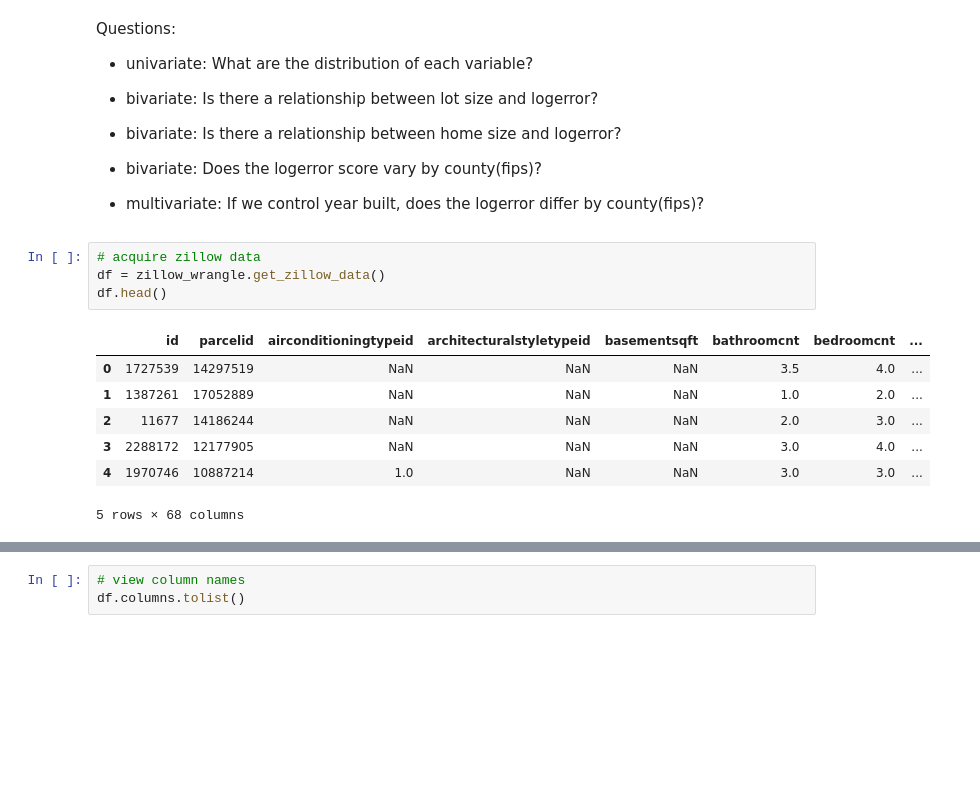
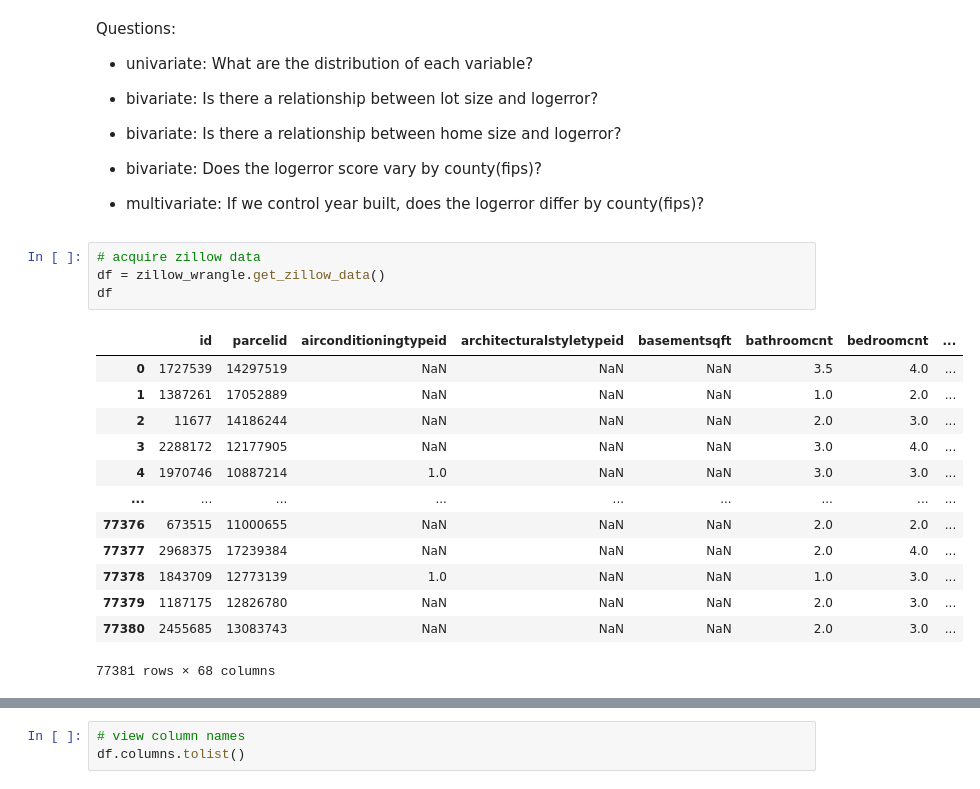
Before and after one commit to craigcalzado/clustering-exercises, a Jupyter notebook: explore_zillow.ipynb, the cells around one changed output, grey strips where cells are left out. Saved outputs shown, nothing was run; the diff lists cells and outputs as text; blank space fills up the shorter version.

```diff
--- a/explore_zillow.ipynb
+++ b/explore_zillow.ipynb
@@ -32,15 +32,21 @@ Questions:
 # %%
 # acquire zillow data
 df = zillow_wrangle.get_zillow_data()
-df.head()
+df
 # %% [output]
 |  | id | parcelid | airconditioningtypeid | architecturalstyletypeid | basementsqft | bathroomcnt | bedroomcnt | ... |
 | 0 | 1727539 | 14297519 | NaN | NaN | NaN | 3.5 | 4.0 | ... |
 | 1 | 1387261 | 17052889 | NaN | NaN | NaN | 1.0 | 2.0 | ... |
 | 2 | 11677 | 14186244 | NaN | NaN | NaN | 2.0 | 3.0 | ... |
 | 3 | 2288172 | 12177905 | NaN | NaN | NaN | 3.0 | 4.0 | ... |
 | 4 | 1970746 | 10887214 | 1.0 | NaN | NaN | 3.0 | 3.0 | ... |
+| ... | ... | ... | ... | ... | ... | ... | ... | ... |
+| 77376 | 673515 | 11000655 | NaN | NaN | NaN | 2.0 | 2.0 | ... |
+| 77377 | 2968375 | 17239384 | NaN | NaN | NaN | 2.0 | 4.0 | ... |
+| 77378 | 1843709 | 12773139 | 1.0 | NaN | NaN | 1.0 | 3.0 | ... |
+| 77379 | 1187175 | 12826780 | NaN | NaN | NaN | 2.0 | 3.0 | ... |
+| 77380 | 2455685 | 13083743 | NaN | NaN | NaN | 2.0 | 3.0 | ... |
-5 rows × 68 columns
+77381 rows × 68 columns
 # %%
 # prepare data
 df = zillow_wrangle.prepare_zillow(df)
```
Also changed, not shown: parts of 28 cells of this notebook, 1 other file.
